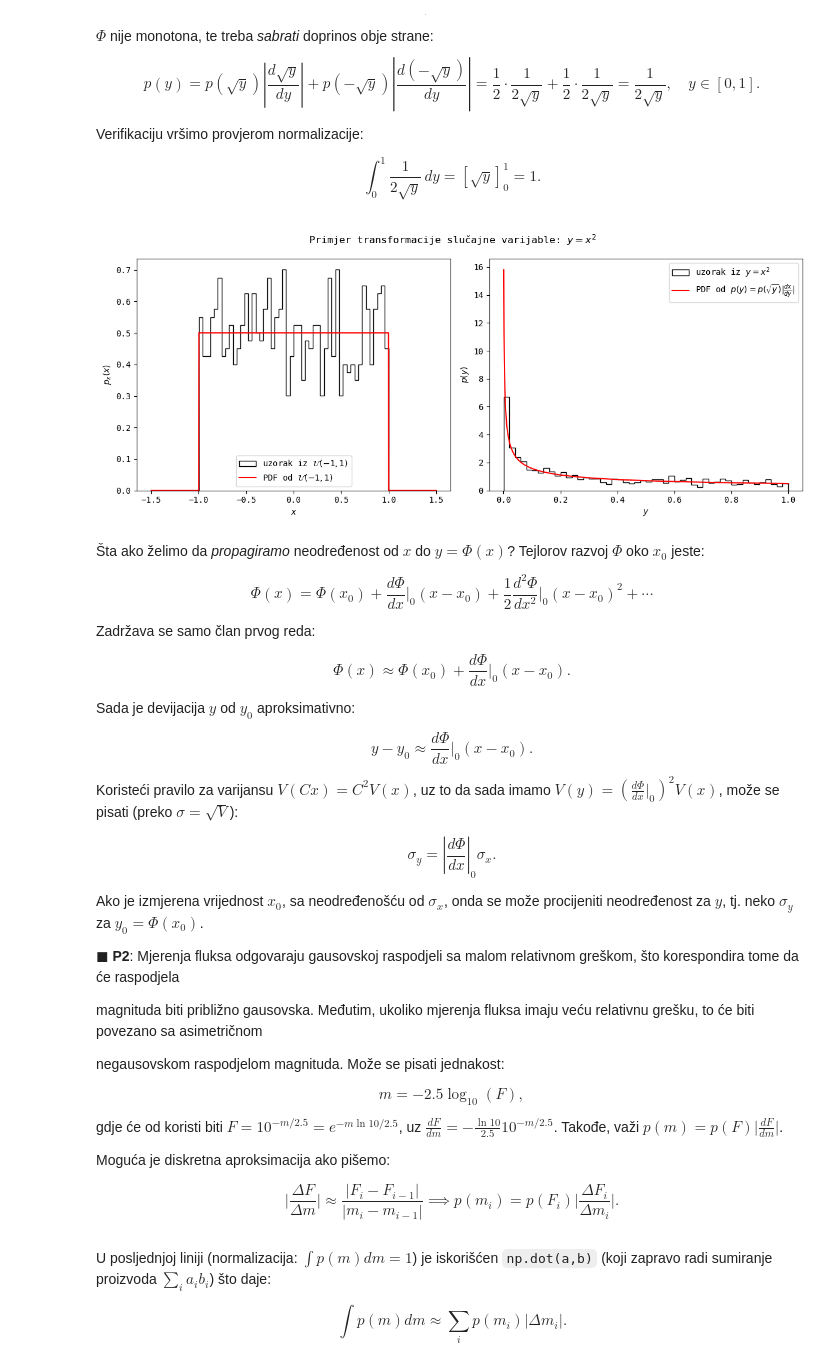
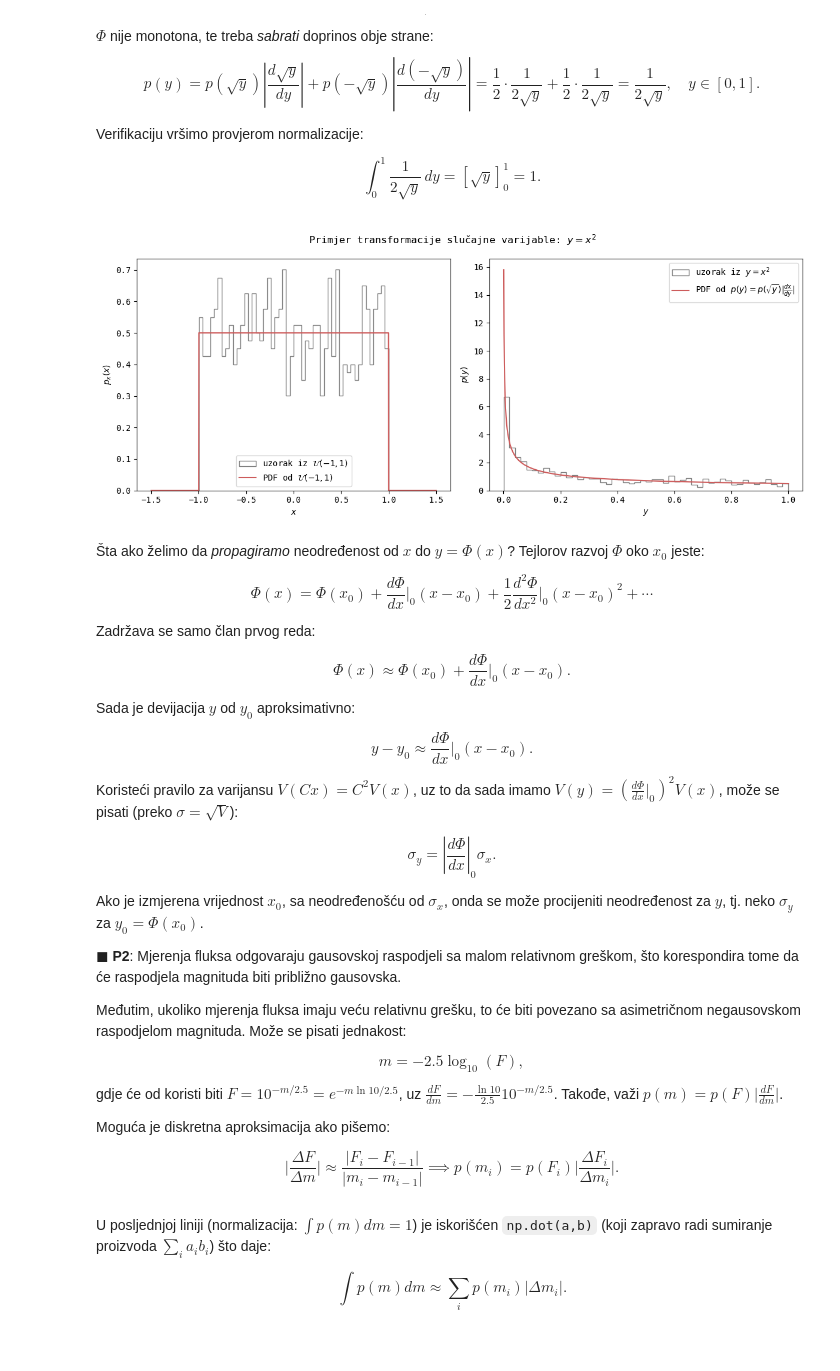
Before and after one commit to zorzeus/astrostatistika, a Jupyter notebook: as_02.ipynb, the cells around one changed output. Saved outputs shown, nothing was run; the diff lists cells and outputs as text; code cells hidden in the pictures.

```diff
--- a/as_02.ipynb
+++ b/as_02.ipynb
@@ -83,33 +82,33 @@ $$
 # %%
 np.random.seed(0)
 
 uniformna_raspodjela = uniform(-1, 2)  # U(-1, 1)
 x_uzorak = uniformna_raspodjela.rvs(1000)
 x = np.linspace(-1.5, 1.5, 1000)
 px = uniformna_raspodjela.pdf(x)
 
 y_uzorak = x_uzorak**2
 y = np.linspace(0, 1, 1000)[1:]
 py = 1 / (2 * np.sqrt(y))
 
 plt.figure(figsize=(12, 5))
 plt.subplot(121)
-plt.hist(x_uzorak, bins=50, label=r'uzorak iz $\mathcal{U}(-1,1)$', histtype='step', color='black', density=True)
-plt.plot(x, px, label=r'PDF od $\mathcal{U}(-1,1)$', color='red')
+plt.hist(x_uzorak, bins=50, label=r'uzorak iz $\mathcal{U}(-1,1)$', histtype='step', color='grey', density=True)
+plt.plot(x, px, label=r'PDF od $\mathcal{U}(-1,1)$', color='indianred')
 plt.xlabel(r'$x$')
 plt.ylabel(r'$p_x(x)$')
 plt.legend()
 plt.subplot(122)
-plt.hist(y_uzorak, bins=50, label=r'uzorak iz $y = x^2$', histtype='step', color='black', density=True)
-plt.plot(y, py, label=r'PDF od $p(y) = p(\sqrt{y})|\frac{dx}{dy}|$', color='red')
+plt.hist(y_uzorak, bins=50, label=r'uzorak iz $y = x^2$', histtype='step', color='grey', density=True)
+plt.plot(y, py, label=r'PDF od $p(y) = p(\sqrt{y})|\frac{dx}{dy}|$', color='indianred')
 plt.xlabel(r'$y$')
 plt.ylabel(r'$p(y)$')
 plt.legend()
 plt.suptitle(r'Primjer transformacije slučajne varijable: $y = x^2$')
 plt.tight_layout()
 plt.show()
 # %% [output]
-[figure, old version]
+[figure, new version]
 # %% [markdown]
 Šta ako želimo da *propagiramo* neodređenost od $x$ do $y=\Phi(x)$? Tejlorov razvoj $\Phi$ oko $x_0$ jeste:
 
@@ -137,11 +136,9 @@ $$
 
 Ako je izmjerena vrijednost $x_0$, sa neodređenošću od $\sigma_x$, onda se može procijeniti neodređenost za $y$, tj. neko $\sigma_y$ za $y_0=\Phi(x_0)$.
 
-$\blacksquare$ **P2**: Mjerenja fluksa odgovaraju gausovskoj raspodjeli sa malom relativnom greškom, što korespondira tome da će raspodjela
+$\blacksquare$ **P2**: Mjerenja fluksa odgovaraju gausovskoj raspodjeli sa malom relativnom greškom, što korespondira tome da će raspodjela magnituda biti približno gausovska.
 
-magnituda biti približno gausovska. Međutim, ukoliko mjerenja fluksa imaju veću relativnu grešku, to će biti povezano sa asimetričnom
-
-negausovskom raspodjelom magnituda. Može se pisati jednakost:
+ Međutim, ukoliko mjerenja fluksa imaju veću relativnu grešku, to će biti povezano sa asimetričnom negausovskom raspodjelom magnituda. Može se pisati jednakost:
 
 
 $$
```
Also changed, not shown: parts of 26 cells of this notebook, 1 other file.
